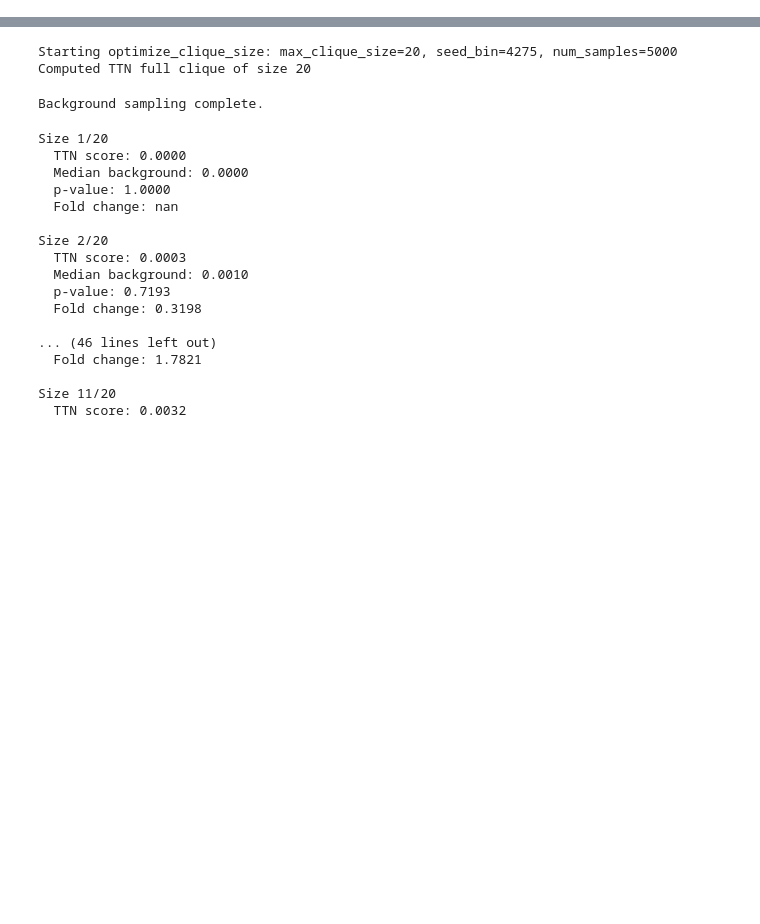
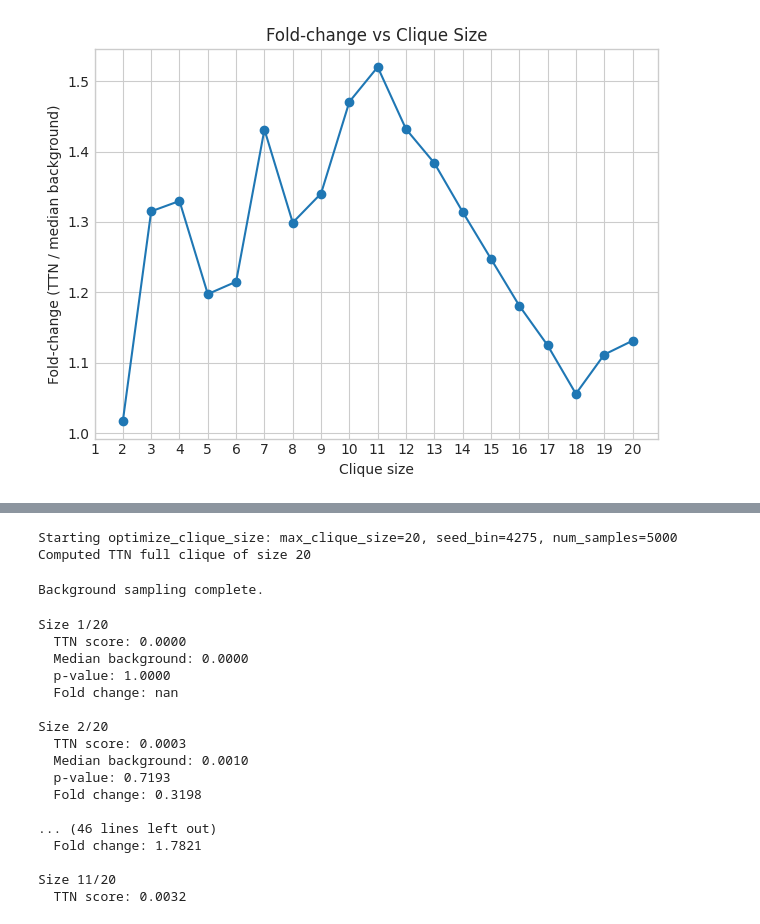
Before and after one commit to ethanoutangoun/chromatin-heart-dev, a Jupyter notebook: clique_size_optimization.ipynb, the cells around one changed output, grey strips where cells are left out. Drawn from its saved outputs; the diff is of its cells as text; code cells hidden in the pictures; blank space fills up the shorter version.

```diff
--- a/clique_size_optimization.ipynb
+++ b/clique_size_optimization.ipynb
@@ -290,0 +233,11 @@ Optimal clique size = 3, p-value = 0.0290
+# %%
+plt.figure()
+plt.plot(sizes, folds, marker='o', linestyle='-')
+plt.xlabel('Clique size')
+plt.ylabel('Fold-change (TTN / median background)')
+plt.title('Fold-change vs Clique Size')
+plt.xticks(sizes)
+plt.tight_layout()
+plt.show()
+# %% [output]
+[figure, added]
```
Also changed, not shown: parts of 5 cells of this notebook.
